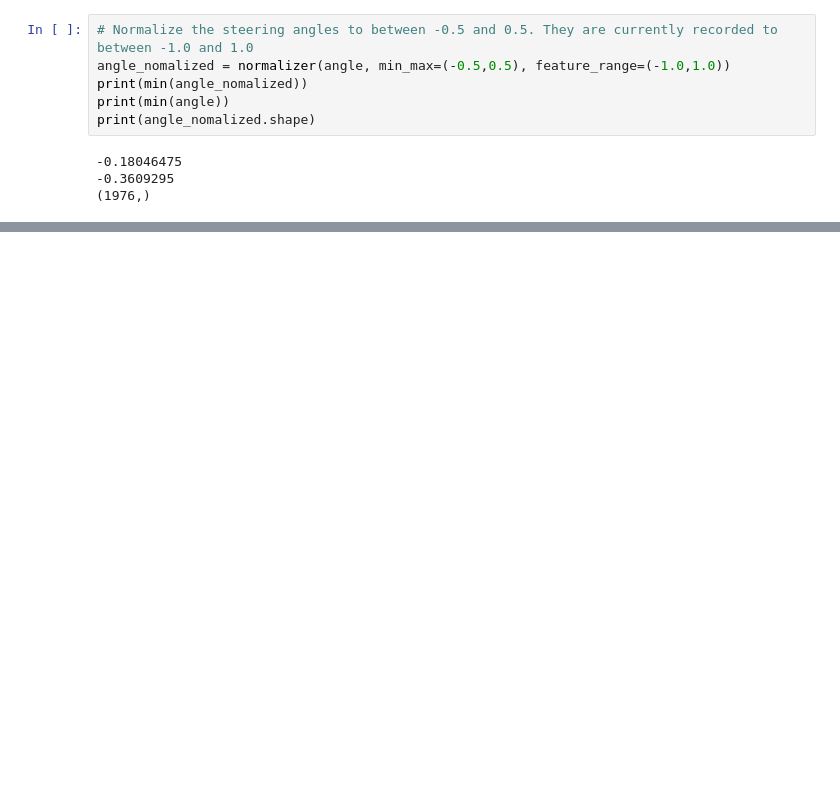
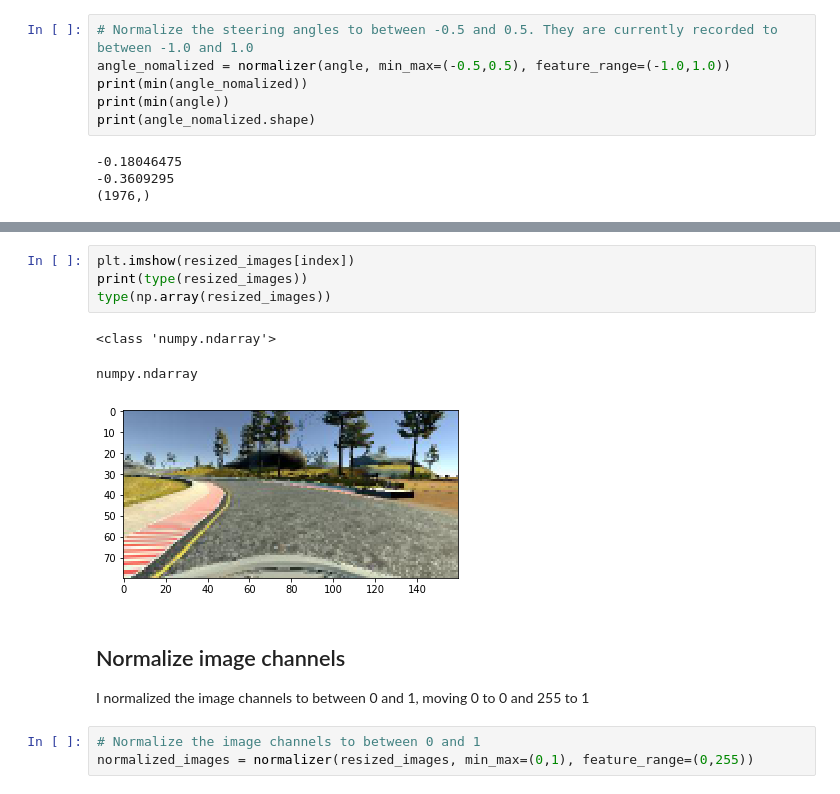
Before and after one commit to asadquraishi/behavioral_cloning_keras_project, a Jupyter notebook: behavioral_cloning_keras_project.ipynb, the cells around one changed output, grey strips where cells are left out. Saved outputs shown, nothing was run; the diff lists cells and outputs as text; blank space fills up the shorter version.

```diff
--- a/behavioral_cloning_keras_project.ipynb
+++ b/behavioral_cloning_keras_project.ipynb
@@ -66,0 +115,15 @@ print(angle_nomalized.shape)
+# %%
+plt.imshow(resized_images[index])
+print(type(resized_images))
+type(np.array(resized_images))
+# %% [output]
+<class 'numpy.ndarray'>
+numpy.ndarray
+[figure, added]
+# %% [markdown]
+## Normalize image channels
+
+I normalized the image channels to between 0 and 1, moving 0 to 0 and 255 to 1
+# %%
+# Normalize the image channels to between 0 and 1
+normalized_images = normalizer(resized_images, min_max=(0,1), feature_range=(0,255))
```
Also changed, not shown: parts of 17 cells of this notebook.
